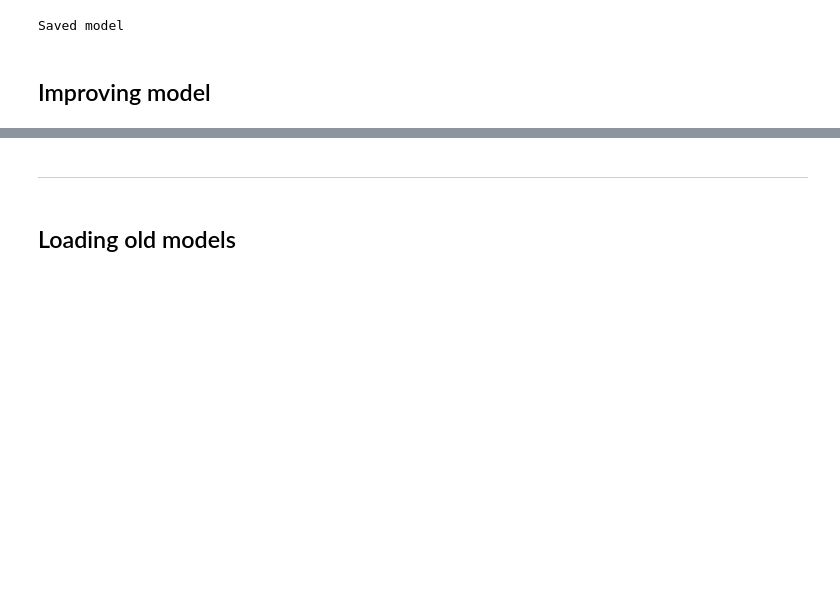
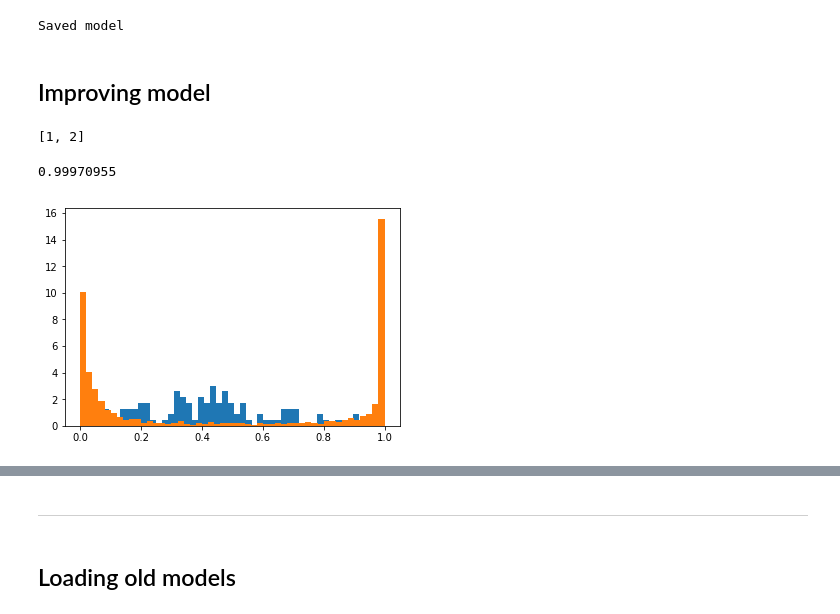
Before and after one commit to ppmdatix/ChallengeIA, a Jupyter notebook: ChallengeIA.ipynb, the cells around one changed output, grey strips where cells are left out. Saved outputs shown, nothing was run; the diff lists cells and outputs as text; code cells hidden in the pictures; blank space fills up the shorter version.

```diff
--- a/ChallengeIA.ipynb
+++ b/ChallengeIA.ipynb
@@ -241,0 +258,28 @@ lab = train_labels[-size:]
+# %%
+[1,2,3,4,5,6][:2]
+# %% [output]
+[1, 2]
+# %%
+def probaErrors(XTRAIN,model,size=1000):
+    Xviz = XTRAIN[:size]
+    lab = train_labels[:size]
+    p = model.predict(Xviz)
+    pr = [cut_half(x) for x in p]
+    probas = []
+
+    for reel, devine, proba in zip(lab,pr,p):
+        if reel != devine:
+            probas.append(proba)
+    return [val[0] for val in probas], [pp[0] for pp in p]
+probaEnquete, probas = probaErrors(XTRAIN, modelCNN, 2000)
+# %%
+probas[0]
+# %% [output]
+0.99970955
+# %%
+plt.hist(probaEnquete, normed=True, bins=50)
+plt.hist(probas, normed=True, bins=50)
+plt.show()
+plt.close()
+# %% [output]
+[figure, added]
```
Also changed, not shown: parts of 23 cells of this notebook, 3 other files.
